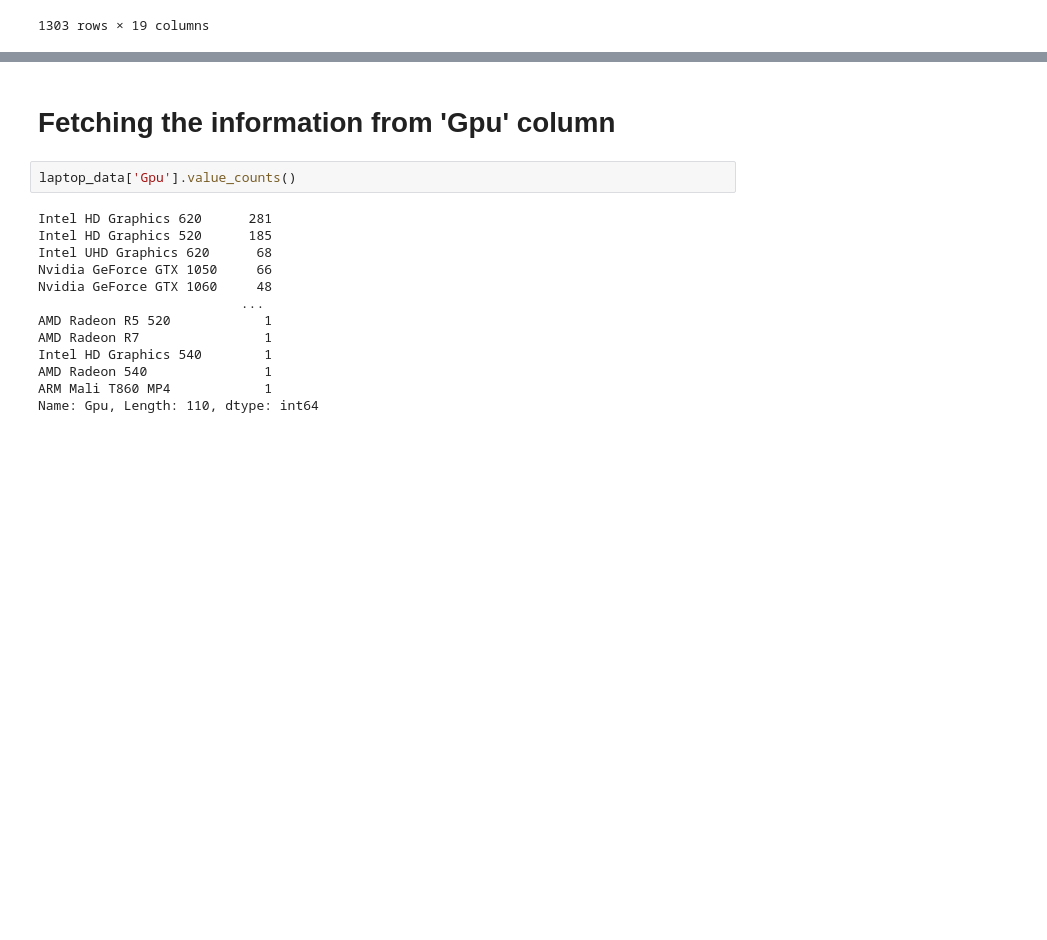
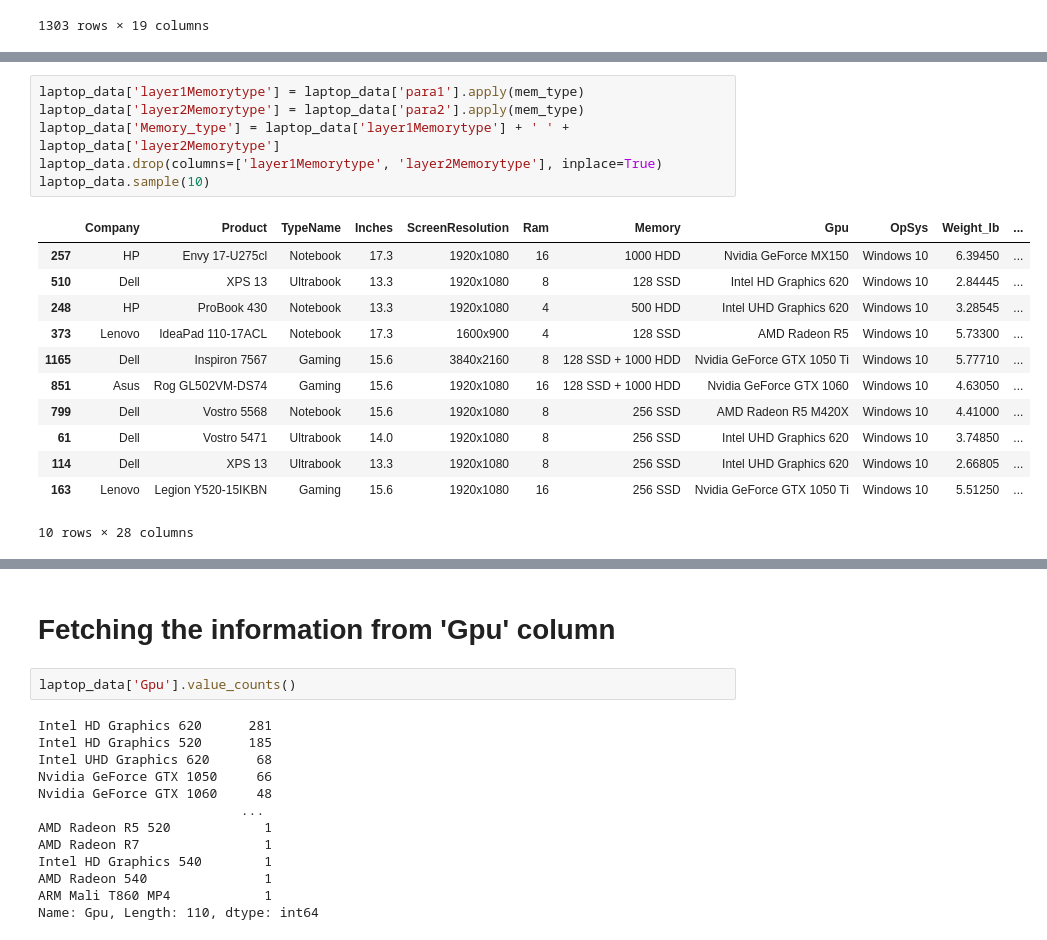
Before and after one commit to PassionateDataScientist/Laptop_price_capstone2, a Jupyter notebook: Laptop Price Data Wrangling.ipynb, the cells around one changed output, grey strips where cells are left out. Cells and saved outputs as stored; diff of their text form; blank space fills up the shorter version.

```diff
--- a/Laptop Price Data Wrangling.ipynb
+++ b/Laptop Price Data Wrangling.ipynb
@@ -501,0 +503,19 @@ laptop_data['Flash_storage'] = laptop_data['para1']*laptop_data['Layer1Flash_Sto
+# %%
+laptop_data['layer1Memorytype'] = laptop_data['para1'].apply(mem_type)
+laptop_data['layer2Memorytype'] = laptop_data['para2'].apply(mem_type)
+laptop_data['Memory_type'] = laptop_data['layer1Memorytype'] + ' ' + laptop_data['layer2Memorytype']
+laptop_data.drop(columns=['layer1Memorytype', 'layer2Memorytype'], inplace=True)
+laptop_data.sample(10)
+# %% [output]
+|  | Company | Product | TypeName | Inches | ScreenResolution | Ram | Memory | Gpu | OpSys | Weight_lb | ... |
+| 257 | HP | Envy 17-U275cl | Notebook | 17.3 | 1920x1080 | 16 | 1000 HDD | Nvidia GeForce MX150 | Windows 10 | 6.39450 | ... |
+| 510 | Dell | XPS 13 | Ultrabook | 13.3 | 1920x1080 | 8 | 128 SSD | Intel HD Graphics 620 | Windows 10 | 2.84445 | ... |
+| 248 | HP | ProBook 430 | Notebook | 13.3 | 1920x1080 | 4 | 500 HDD | Intel UHD Graphics 620 | Windows 10 | 3.28545 | ... |
+| 373 | Lenovo | IdeaPad 110-17ACL | Notebook | 17.3 | 1600x900 | 4 | 128 SSD | AMD Radeon R5 | Windows 10 | 5.73300 | ... |
+| 1165 | Dell | Inspiron 7567 | Gaming | 15.6 | 3840x2160 | 8 | 128 SSD + 1000 HDD | Nvidia GeForce GTX 1050 Ti | Windows 10 | 5.77710 | ... |
+| 851 | Asus | Rog GL502VM-DS74 | Gaming | 15.6 | 1920x1080 | 16 | 128 SSD + 1000 HDD | Nvidia GeForce GTX 1060 | Windows 10 | 4.63050 | ... |
+| 799 | Dell | Vostro 5568 | Notebook | 15.6 | 1920x1080 | 8 | 256 SSD | AMD Radeon R5 M420X | Windows 10 | 4.41000 | ... |
+| 61 | Dell | Vostro 5471 | Ultrabook | 14.0 | 1920x1080 | 8 | 256 SSD | Intel UHD Graphics 620 | Windows 10 | 3.74850 | ... |
+| 114 | Dell | XPS 13 | Ultrabook | 13.3 | 1920x1080 | 8 | 256 SSD | Intel UHD Graphics 620 | Windows 10 | 2.66805 | ... |
+| 163 | Lenovo | Legion Y520-15IKBN | Gaming | 15.6 | 1920x1080 | 16 | 256 SSD | Nvidia GeForce GTX 1050 Ti | Windows 10 | 5.51250 | ... |
+10 rows × 28 columns
```
Also changed, not shown: parts of 15 cells of this notebook, 1 other file.
